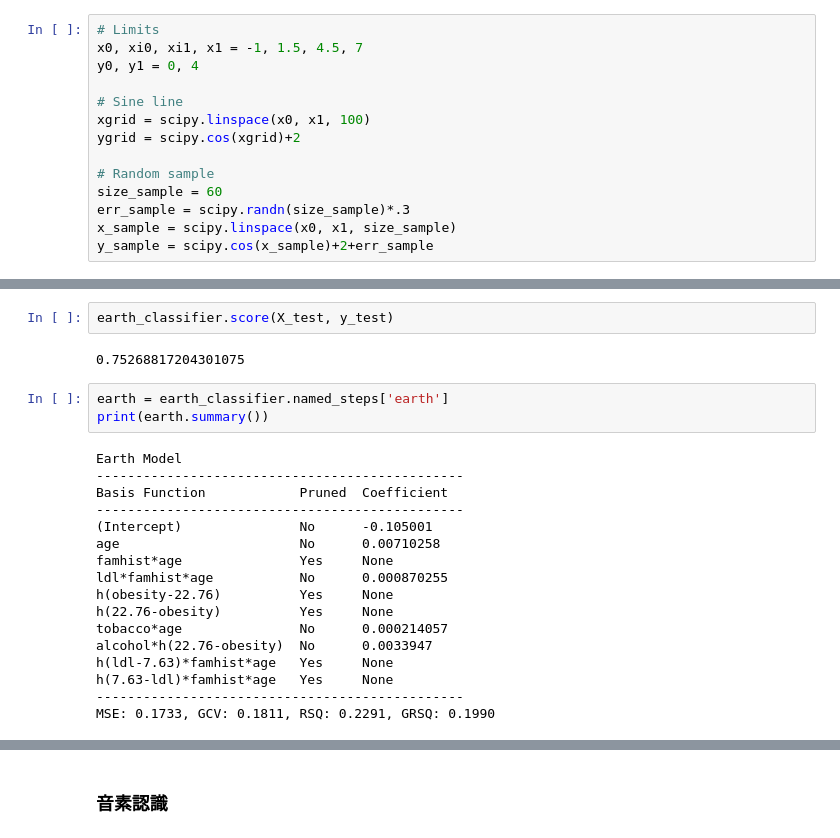
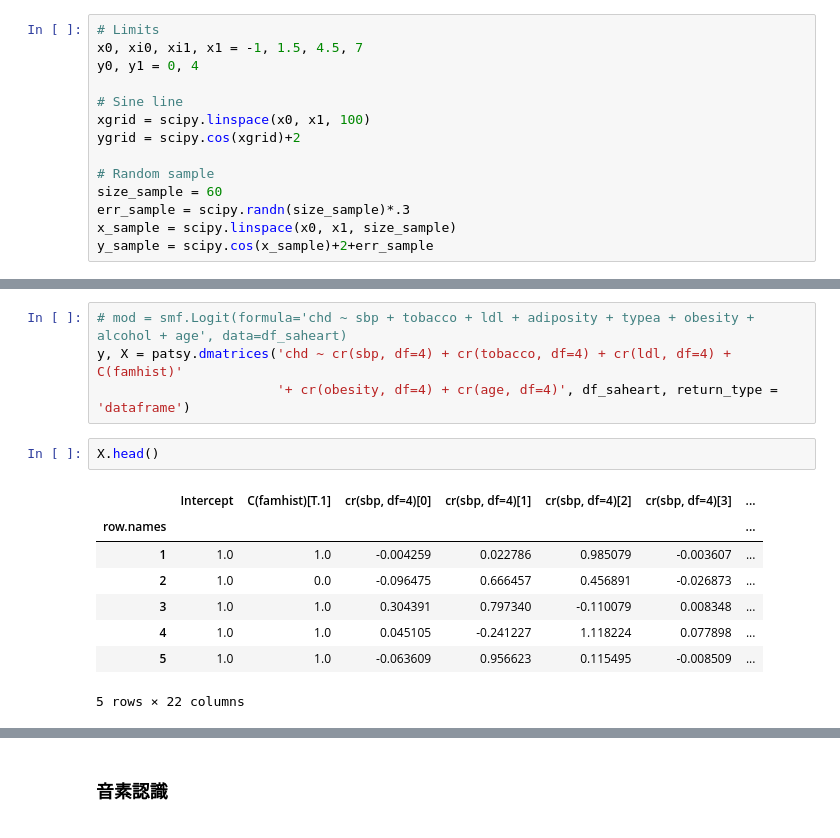
Before and after one commit to sorashido/esl-learn, a Jupyter notebook: chapter5.ipynb, the cells around one changed output, grey strips where cells are left out. Saved outputs shown, nothing was run; the diff lists cells and outputs as text.

```diff
--- a/chapter5.ipynb
+++ b/chapter5.ipynb
@@ -203,24 +208,15 @@ Pipeline(memory=None,
-# %%
-earth_classifier.score(X_test, y_test)
-# %% [output]
-0.75268817204301075
-# %%
-earth = earth_classifier.named_steps['earth']
-print(earth.summary())
-# %% [output]
-Earth Model
------------------------------------------------
-Basis Function            Pruned  Coefficient
------------------------------------------------
-(Intercept)               No      -0.105001
-age                       No      0.00710258
-famhist*age               Yes     None
-ldl*famhist*age           No      0.000870255
-h(obesity-22.76)          Yes     None
-h(22.76-obesity)          Yes     None
-tobacco*age               No      0.000214057
-alcohol*h(22.76-obesity)  No      0.0033947
-h(ldl-7.63)*famhist*age   Yes     None
-h(7.63-ldl)*famhist*age   Yes     None
------------------------------------------------
-MSE: 0.1733, GCV: 0.1811, RSQ: 0.2291, GRSQ: 0.1990
+# %%
+# mod = smf.Logit(formula='chd ~ sbp + tobacco + ldl + adiposity + typea + obesity + alcohol + age', data=df_saheart)
+y, X = patsy.dmatrices('chd ~ cr(sbp, df=4) + cr(tobacco, df=4) + cr(ldl, df=4) + C(famhist)'
+                       '+ cr(obesity, df=4) + cr(age, df=4)', df_saheart, return_type = 'dataframe')
+# %%
+X.head()
+# %% [output]
+|  | Intercept | C(famhist)[T.1] | cr(sbp, df=4)[0] | cr(sbp, df=4)[1] | cr(sbp, df=4)[2] | cr(sbp, df=4)[3] | ... |
+| row.names |  |  |  |  |  |  | ... |
+| 1 | 1.0 | 1.0 | -0.004259 | 0.022786 | 0.985079 | -0.003607 | ... |
+| 2 | 1.0 | 0.0 | -0.096475 | 0.666457 | 0.456891 | -0.026873 | ... |
+| 3 | 1.0 | 1.0 | 0.304391 | 0.797340 | -0.110079 | 0.008348 | ... |
+| 4 | 1.0 | 1.0 | 0.045105 | -0.241227 | 1.118224 | 0.077898 | ... |
+| 5 | 1.0 | 1.0 | -0.063609 | 0.956623 | 0.115495 | -0.008509 | ... |
+5 rows × 22 columns
```
Also changed, not shown: parts of 15 cells of this notebook, 1 other file.
